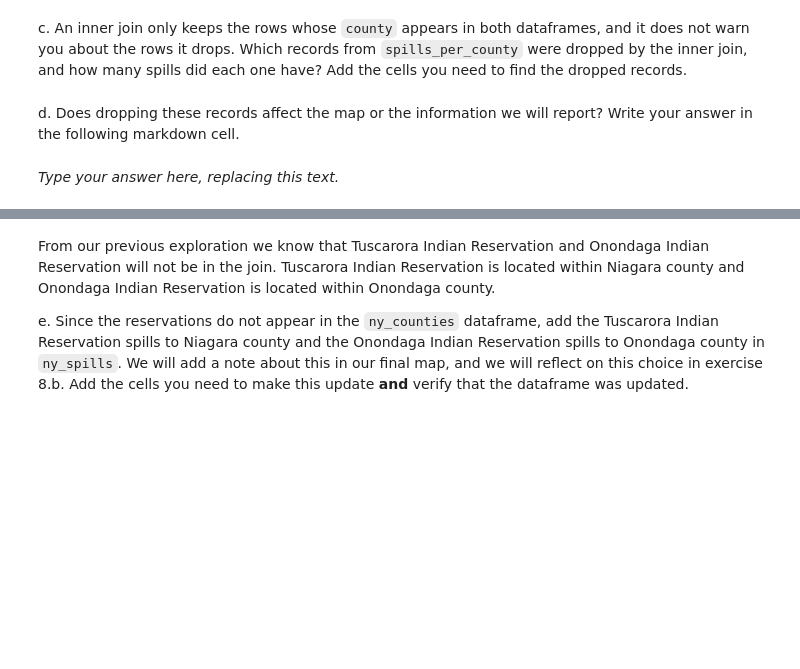
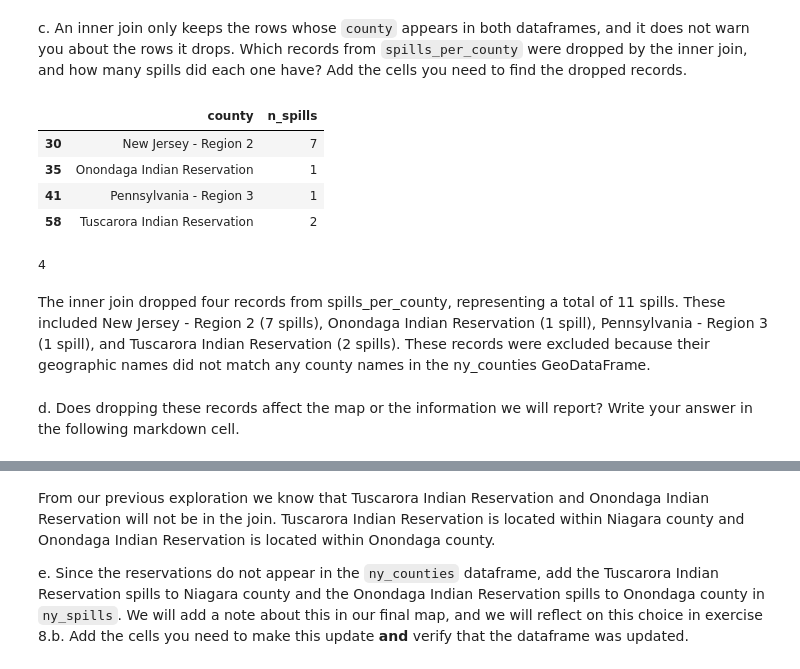
Before and after one commit to farahjstack/eds220-hwk3, a Jupyter notebook: hwk3-task2-spills-STACK.ipynb, the cells around one changed output, grey strips where cells are left out. Cells and saved outputs as stored; diff of their text form; code cells hidden in the pictures; blank space fills up the shorter version.

```diff
--- a/hwk3-task2-spills-STACK.ipynb
+++ b/hwk3-task2-spills-STACK.ipynb
@@ -603,11 +675,30 @@ b. Store the inner join of the `spills_per_county` and `ny_counties` dataframes
 <!-- BEGIN QUESTION -->
 
 c. An inner join only keeps the rows whose `county` appears in both dataframes, and it does not warn you about the rows it drops. Which records from `spills_per_county` were dropped by the inner join, and how many spills did each one have? Add the cells you need to find the dropped records.
+# %%
+# Find records in spills_per_county that were dropped during the inner join
+dropped_records = spills_per_county.loc[
+    ~spills_per_county['county'].isin(ny_spills['county'])
+]
+
+# Display dropped records and their spill counts
+dropped_records
+# %% [output]
+|  | county | n_spills |
+| 30 | New Jersey - Region 2 | 7 |
+| 35 | Onondaga Indian Reservation | 1 |
+| 41 | Pennsylvania - Region 3 | 1 |
+| 58 | Tuscarora Indian Reservation | 2 |
+# %%
+# Count the number of dropped records
+len(dropped_records)
+# %% [output]
+4
+# %% [markdown]
+The inner join dropped four records from spills_per_county, representing a total of 11 spills. These included New Jersey - Region 2 (7 spills), Onondaga Indian Reservation (1 spill), Pennsylvania - Region 3 (1 spill), and Tuscarora Indian Reservation (2 spills). These records were excluded because their geographic names did not match any county names in the ny_counties GeoDataFrame.
 # %% [markdown]
 <!-- END QUESTION -->
 
 <!-- BEGIN QUESTION -->
 
 d. Does dropping these records affect the map or the information we will report? Write your answer in the following markdown cell.
-# %% [markdown]
-_Type your answer here, replacing this text._
```
Also changed, not shown: parts of 17 cells of this notebook.
